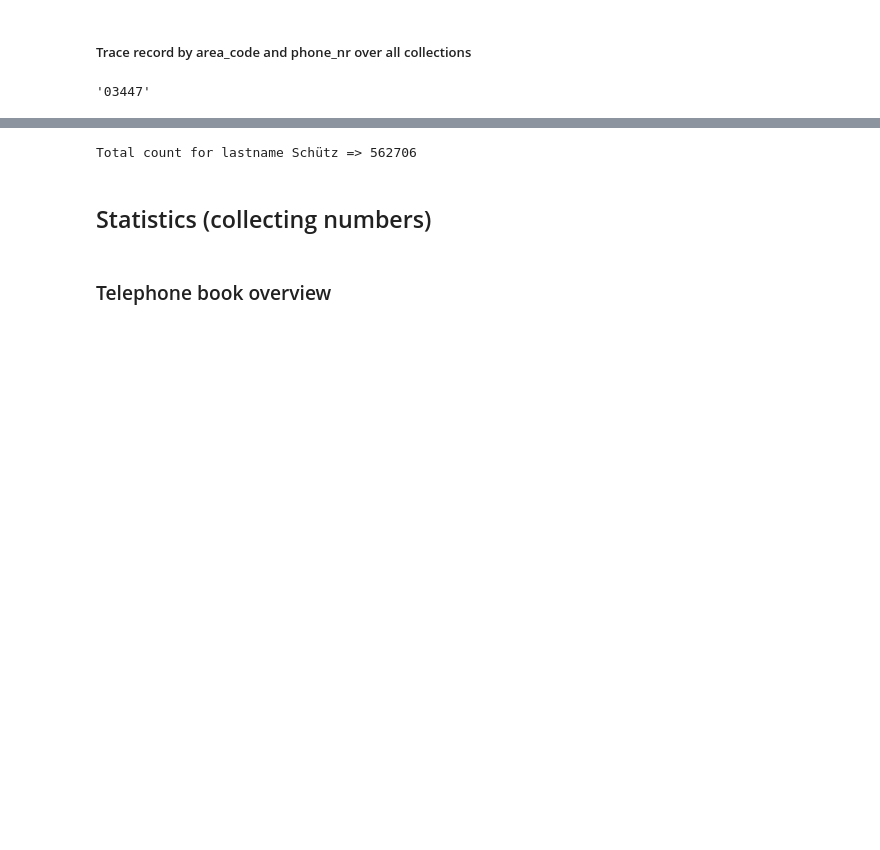
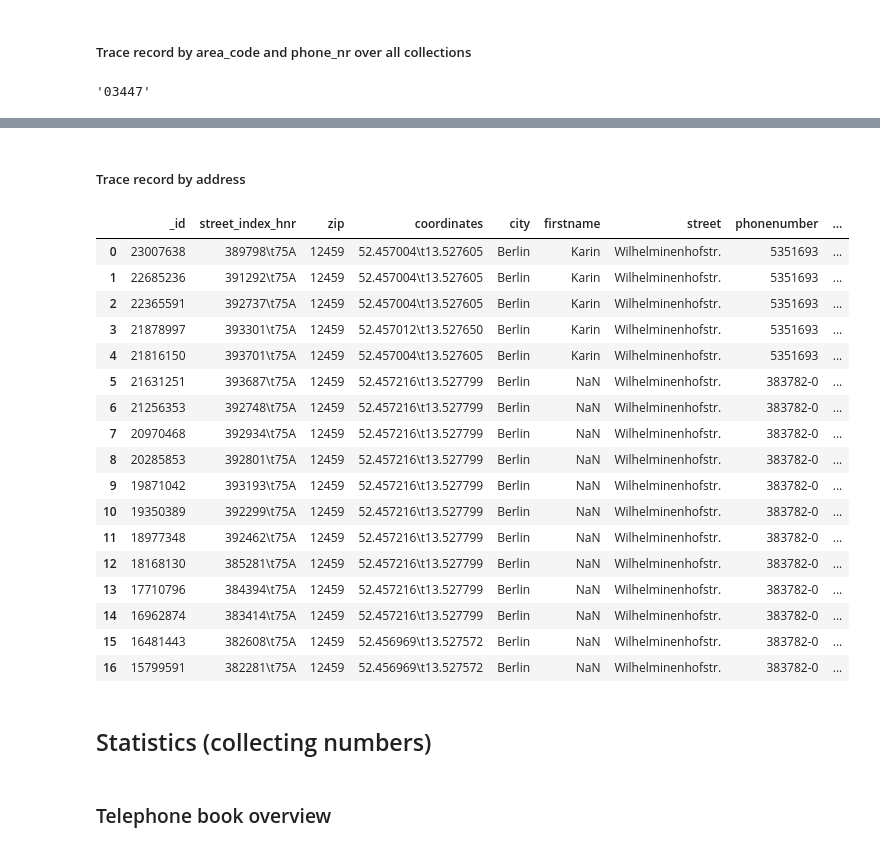
Before and after one commit to mayo-s/phonebookdiver, a Jupyter notebook: jupyter/phonebookdiver_notebook.ipynb, the cells around one changed output, grey strips where cells are left out. Cells and saved outputs as stored; diff of their text form; code cells hidden in the pictures; blank space fills up the shorter version.

```diff
--- a/jupyter/phonebookdiver_notebook.ipynb
+++ b/jupyter/phonebookdiver_notebook.ipynb
@@ -594,10 +650,44 @@ helper.elapsed_time(start, time.time())
-# %%
-count = 0
-for c in collections:
-    count += len(list(db[c].find({'lastname': 'Schütz'})))
-print(f'Total count for lastname Schütz => {count}')
-# %% [output]
-Total count for lastname Schütz => 562706
+# %% [markdown]
+##### Trace record by address
+# %%
+def trace_address(zip, city, street, street_nr):
+    if len(collections) <= 0: return 'No collections available'
+    records = []
+    query_values = {}
+    if zip: query_values['zip'] = zip
+    if city: query_values['city'] = city
+    if street: query_values['street'] = street
+    if street_nr: query_values['street_number'] = street_nr
+
+    for  c in collections:
+        record = db[c].find_one(query_values)
+        if record:
+            record['collection'] = c
+            records.append(record)
+
+    return records
+# %%
+traced_address = trace_address('12459', None, 'Wilhelminenhofstr.', '75A')
+pd.DataFrame(traced_address)
+# %% [output]
+|  | _id | street_index_hnr | zip | coordinates | city | firstname | street | phonenumber | ... |
+| 0 | 23007638 | 389798\t75A | 12459 | 52.457004\t13.527605 | Berlin | Karin | Wilhelminenhofstr. | 5351693 | ... |
+| 1 | 22685236 | 391292\t75A | 12459 | 52.457004\t13.527605 | Berlin | Karin | Wilhelminenhofstr. | 5351693 | ... |
+| 2 | 22365591 | 392737\t75A | 12459 | 52.457004\t13.527605 | Berlin | Karin | Wilhelminenhofstr. | 5351693 | ... |
+| 3 | 21878997 | 393301\t75A | 12459 | 52.457012\t13.527650 | Berlin | Karin | Wilhelminenhofstr. | 5351693 | ... |
+| 4 | 21816150 | 393701\t75A | 12459 | 52.457004\t13.527605 | Berlin | Karin | Wilhelminenhofstr. | 5351693 | ... |
+| 5 | 21631251 | 393687\t75A | 12459 | 52.457216\t13.527799 | Berlin | NaN | Wilhelminenhofstr. | 383782-0 | ... |
+| 6 | 21256353 | 392748\t75A | 12459 | 52.457216\t13.527799 | Berlin | NaN | Wilhelminenhofstr. | 383782-0 | ... |
+| 7 | 20970468 | 392934\t75A | 12459 | 52.457216\t13.527799 | Berlin | NaN | Wilhelminenhofstr. | 383782-0 | ... |
+| 8 | 20285853 | 392801\t75A | 12459 | 52.457216\t13.527799 | Berlin | NaN | Wilhelminenhofstr. | 383782-0 | ... |
+| 9 | 19871042 | 393193\t75A | 12459 | 52.457216\t13.527799 | Berlin | NaN | Wilhelminenhofstr. | 383782-0 | ... |
+| 10 | 19350389 | 392299\t75A | 12459 | 52.457216\t13.527799 | Berlin | NaN | Wilhelminenhofstr. | 383782-0 | ... |
+| 11 | 18977348 | 392462\t75A | 12459 | 52.457216\t13.527799 | Berlin | NaN | Wilhelminenhofstr. | 383782-0 | ... |
+| 12 | 18168130 | 385281\t75A | 12459 | 52.457216\t13.527799 | Berlin | NaN | Wilhelminenhofstr. | 383782-0 | ... |
+| 13 | 17710796 | 384394\t75A | 12459 | 52.457216\t13.527799 | Berlin | NaN | Wilhelminenhofstr. | 383782-0 | ... |
+| 14 | 16962874 | 383414\t75A | 12459 | 52.457216\t13.527799 | Berlin | NaN | Wilhelminenhofstr. | 383782-0 | ... |
+| 15 | 16481443 | 382608\t75A | 12459 | 52.456969\t13.527572 | Berlin | NaN | Wilhelminenhofstr. | 383782-0 | ... |
+| 16 | 15799591 | 382281\t75A | 12459 | 52.456969\t13.527572 | Berlin | NaN | Wilhelminenhofstr. | 383782-0 | ... |
 # %% [markdown]
 ## Statistics (collecting numbers)
 # %% [markdown]
```
Also changed, not shown: parts of 41 cells of this notebook.
